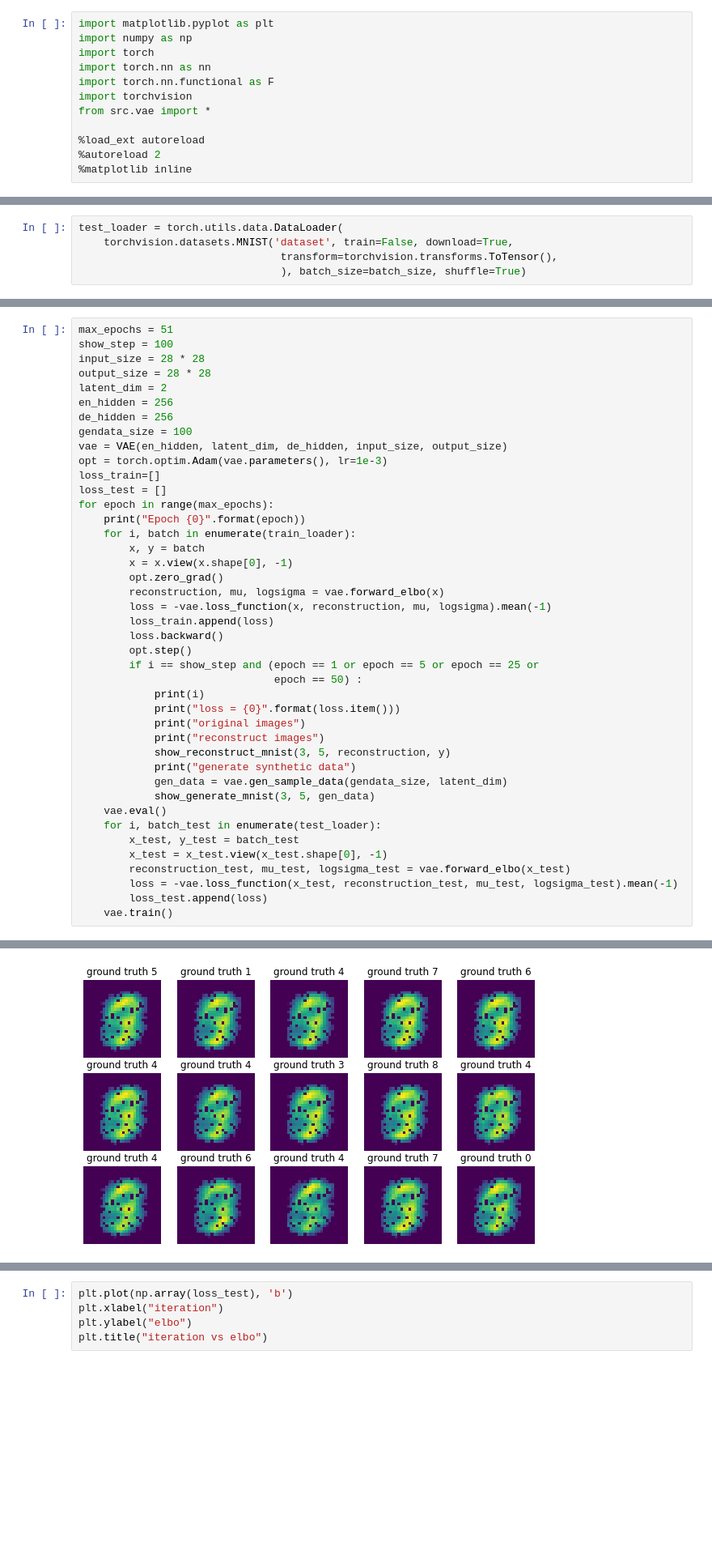
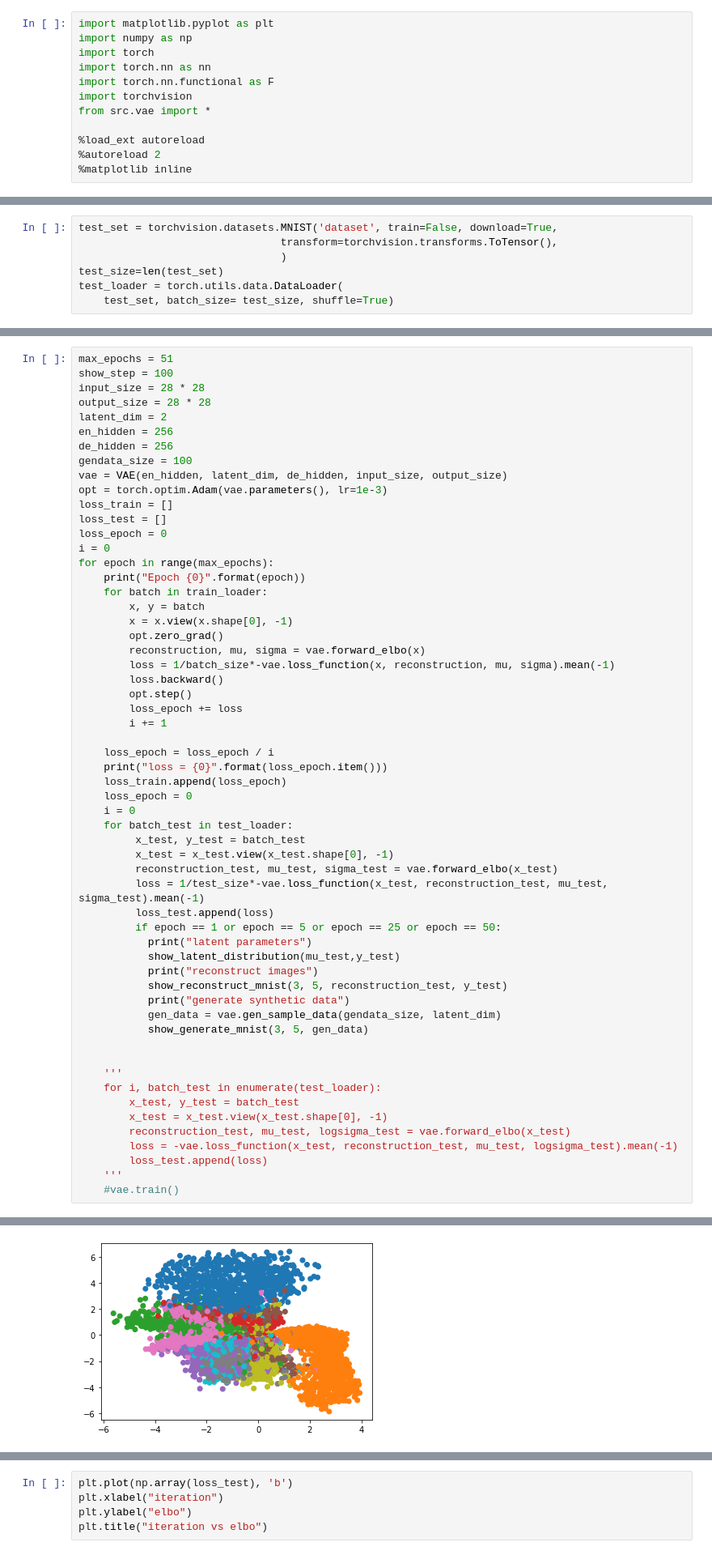
Before and after one commit to ge96rox/MLCMS04, a Jupyter notebook: task3.ipynb, the cells around one changed output, grey strips where cells are left out. Shown at 81% size. Cells and saved outputs as stored; diff of their text form; blank space fills up the shorter version.

Commit message:
modified model and trained 2-d model

```diff
--- a/task3.ipynb
+++ b/task3.ipynb
@@ -37,8 +19,10 @@ Done!
 # %%
+test_set = torchvision.datasets.MNIST('dataset', train=False, download=True,
+                                transform=torchvision.transforms.ToTensor(),
+                                )
+test_size=len(test_set)
 test_loader = torch.utils.data.DataLoader(
-    torchvision.datasets.MNIST('dataset', train=False, download=True,
-                                transform=torchvision.transforms.ToTensor(),
-                                ), batch_size=batch_size, shuffle=True)
+    test_set, batch_size= test_size, shuffle=True)
 # %%
 show_mnist(3,5,train_loader)
 # %% [output]
@@ -54,36 +38,52 @@ de_hidden = 256
 gendata_size = 100
 vae = VAE(en_hidden, latent_dim, de_hidden, input_size, output_size)
 opt = torch.optim.Adam(vae.parameters(), lr=1e-3)
-loss_train=[]
+loss_train = []
 loss_test = []
+loss_epoch = 0
+i = 0
 for epoch in range(max_epochs):
     print("Epoch {0}".format(epoch))
-    for i, batch in enumerate(train_loader):
+    for batch in train_loader:
         x, y = batch
         x = x.view(x.shape[0], -1)
         opt.zero_grad()
-        reconstruction, mu, logsigma = vae.forward_elbo(x)
-        loss = -vae.loss_function(x, reconstruction, mu, logsigma).mean(-1)
-        loss_train.append(loss)
+        reconstruction, mu, sigma = vae.forward_elbo(x)
+        loss = 1/batch_size*-vae.loss_function(x, reconstruction, mu, sigma).mean(-1)
         loss.backward()
         opt.step()
-        if i == show_step and (epoch == 1 or epoch == 5 or epoch == 25 or
-                               epoch == 50) :
-            print(i)
-            print("loss = {0}".format(loss.item()))
-            print("original images")
-            print("reconstruct images")
-            show_reconstruct_mnist(3, 5, reconstruction, y)
-            print("generate synthetic data")
-            gen_data = vae.gen_sample_data(gendata_size, latent_dim)
-            show_generate_mnist(3, 5, gen_data)
-    vae.eval()
+        loss_epoch += loss
+        i += 1
+
+    loss_epoch = loss_epoch / i
+    print("loss = {0}".format(loss_epoch.item()))
+    loss_train.append(loss_epoch)
+    loss_epoch = 0
+    i = 0
+    for batch_test in test_loader:
+         x_test, y_test = batch_test
+         x_test = x_test.view(x_test.shape[0], -1)
+         reconstruction_test, mu_test, sigma_test = vae.forward_elbo(x_test)
+         loss = 1/test_size*-vae.loss_function(x_test, reconstruction_test, mu_test, sigma_test).mean(-1)
+         loss_test.append(loss)
+         if epoch == 1 or epoch == 5 or epoch == 25 or epoch == 50:
+           print("latent parameters")
+           show_latent_distribution(mu_test,y_test)
+           print("reconstruct images")
+           show_reconstruct_mnist(3, 5, reconstruction_test, y_test)
+           print("generate synthetic data")
+           gen_data = vae.gen_sample_data(gendata_size, latent_dim)
+           show_generate_mnist(3, 5, gen_data)
+
+
+    '''
     for i, batch_test in enumerate(test_loader):
         x_test, y_test = batch_test
         x_test = x_test.view(x_test.shape[0], -1)
         reconstruction_test, mu_test, logsigma_test = vae.forward_elbo(x_test)
         loss = -vae.loss_function(x_test, reconstruction_test, mu_test, logsigma_test).mean(-1)
         loss_test.append(loss)
-    vae.train()
+    '''
+    #vae.train()
 # %% [output]
 Epoch 0
@@ -95 +94 @@ reconstruct images
-[figure, old version]
+[figure, new version]
```
Also changed, not shown: parts of 6 cells of this notebook, 1 other file.
